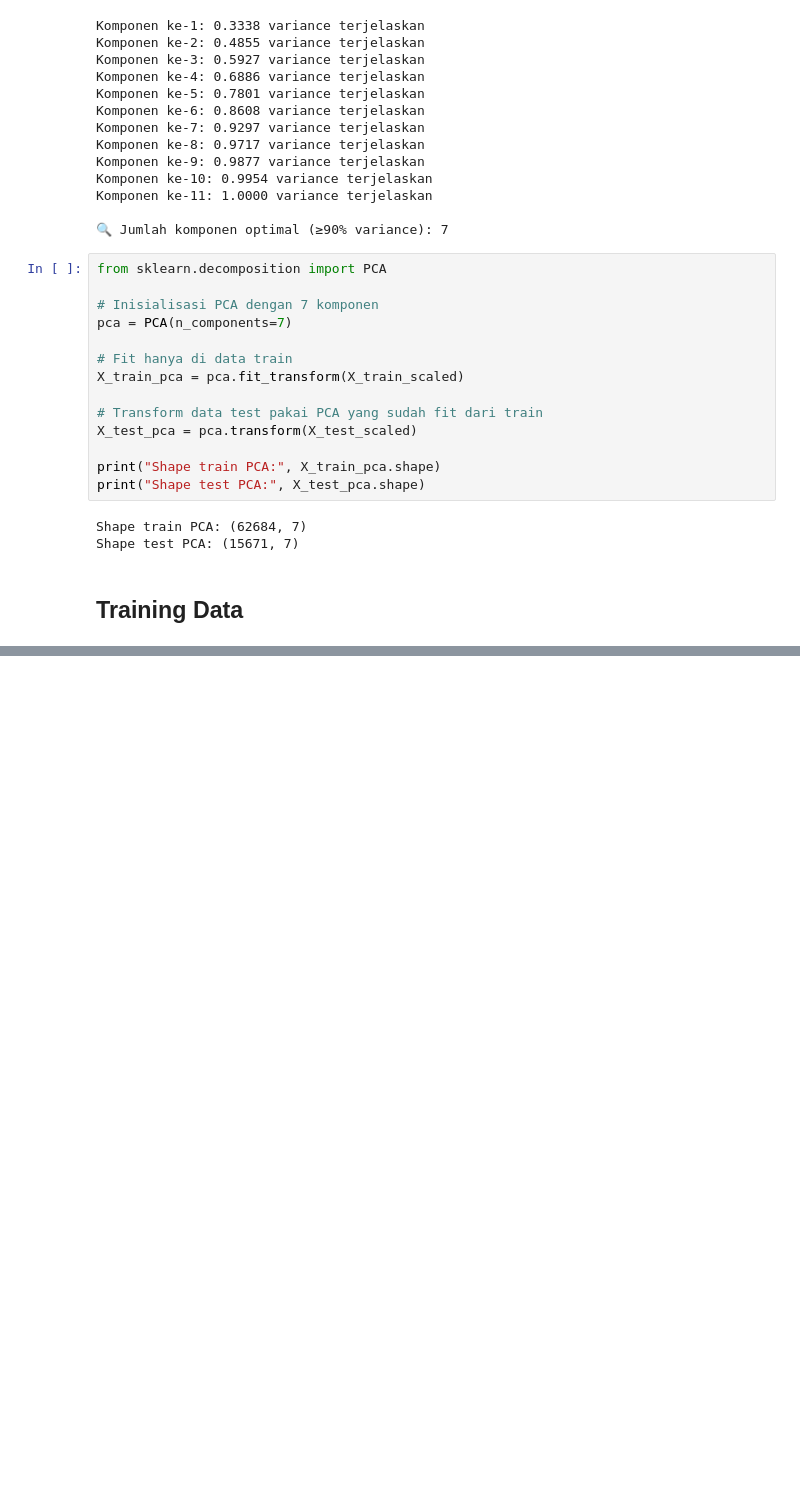
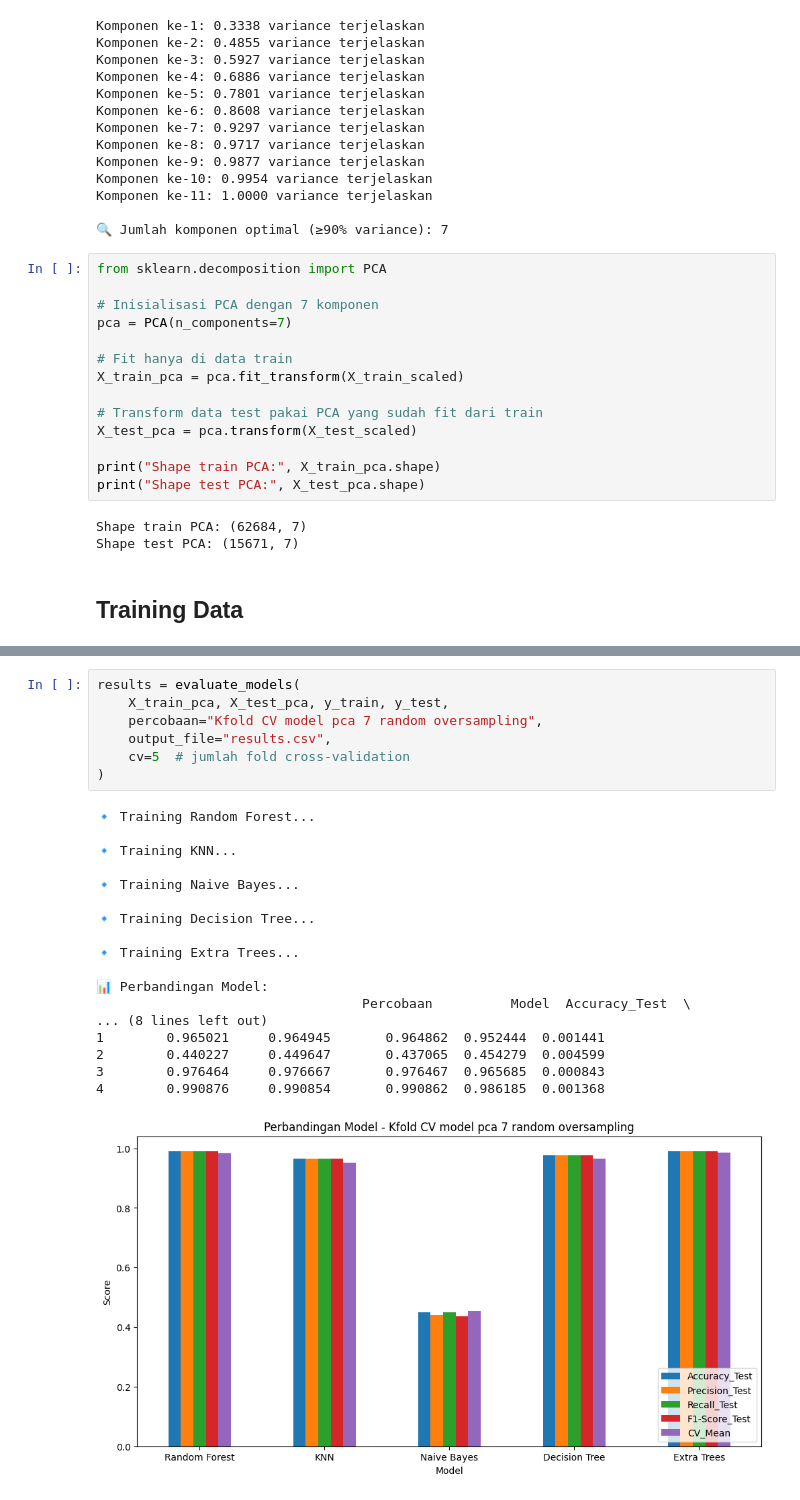
Before and after one commit to RyanGA09/DataMiningAirQuality, a Jupyter notebook: Dataoversamplingrandom/Kfold/notebookrandomoversampling.ipynb, the cells around one changed output, grey strips where cells are left out. Drawn from its saved outputs; the diff is of its cells as text; blank space fills up the shorter version.

```diff
--- a/Dataoversamplingrandom/Kfold/notebookrandomoversampling.ipynb
+++ b/Dataoversamplingrandom/Kfold/notebookrandomoversampling.ipynb
@@ -609,0 +508,26 @@ df_results = evaluate_models(
+# %%
+results = evaluate_models(
+    X_train_pca, X_test_pca, y_train, y_test,
+    percobaan="Kfold CV model pca 7 random oversampling",
+    output_file="results.csv",
+    cv=5  # jumlah fold cross-validation
+)
+# %% [output]
+🔹 Training Random Forest...
+
+🔹 Training KNN...
+
+🔹 Training Naive Bayes...
+
+🔹 Training Decision Tree...
+
+🔹 Training Extra Trees...
+
+📊 Perbandingan Model:
+                                  Percobaan          Model  Accuracy_Test  \
+... (8 lines left out)
+1        0.965021     0.964945       0.964862  0.952444  0.001441
+2        0.440227     0.449647       0.437065  0.454279  0.004599
+3        0.976464     0.976667       0.976467  0.965685  0.000843
+4        0.990876     0.990854       0.990862  0.986185  0.001368
+[figure, added]
```
Also changed, not shown: parts of 15 cells of this notebook, 3 other files.
